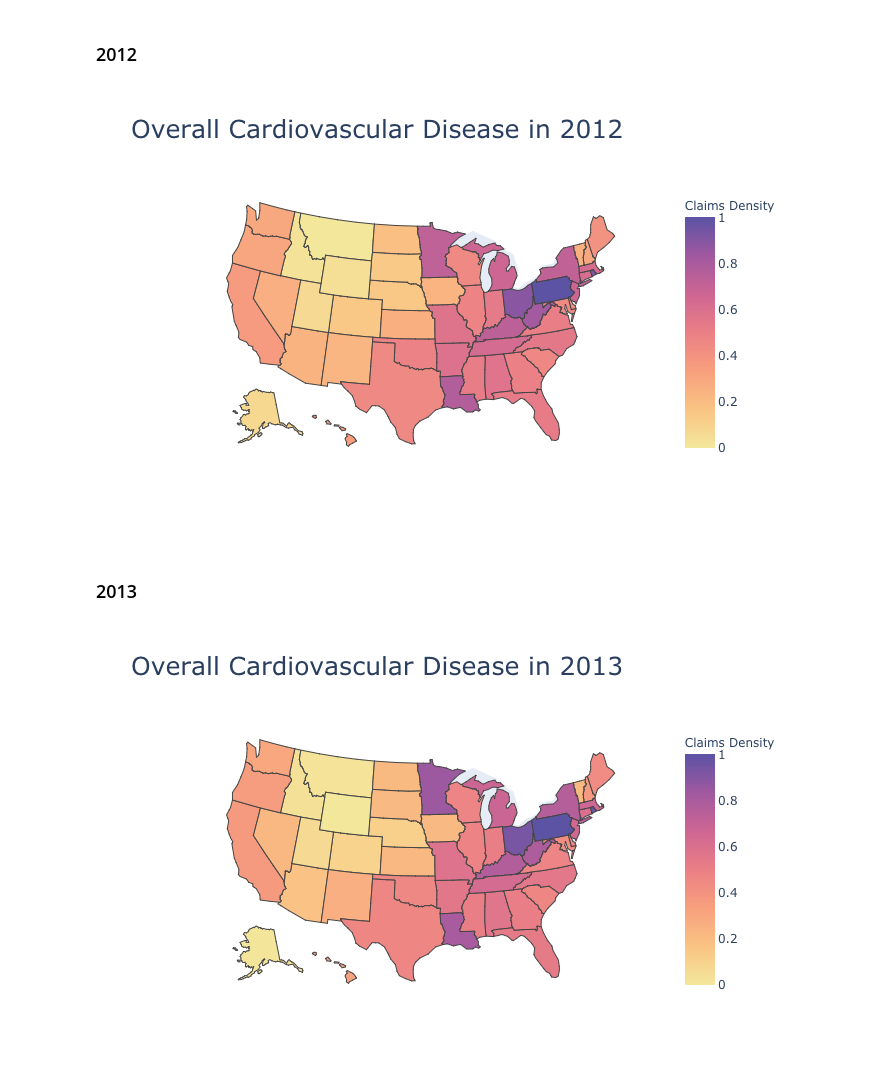
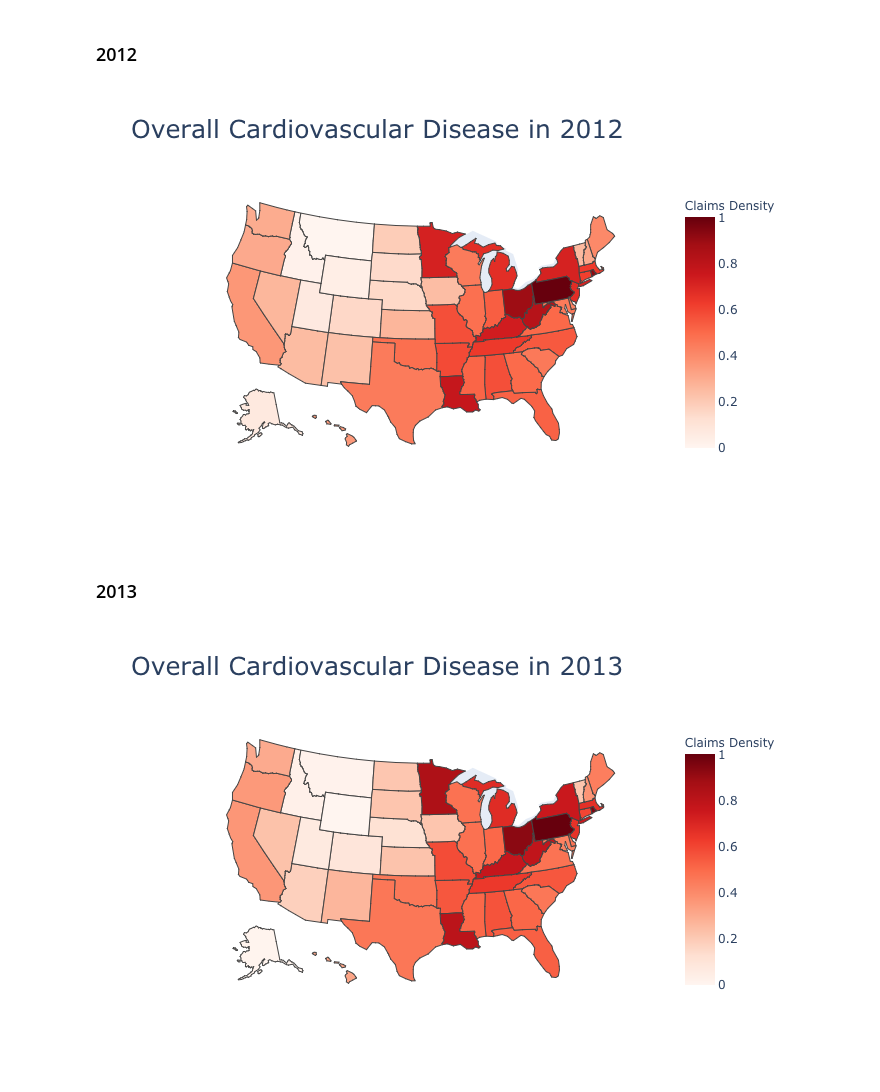
Before and after one commit to jsbernet/capstone_healthcare, a Jupyter notebook: Claims_map_cardiovascular_disease/Claims_maps_2004_2013.ipynb, the cells around one changed output. Saved outputs shown, nothing was run; the diff lists cells and outputs as text; code cells hidden in the pictures.

```diff
--- a/Claims_map_cardiovascular_disease/Claims_maps_2004_2013.ipynb
+++ b/Claims_map_cardiovascular_disease/Claims_maps_2004_2013.ipynb
@@ -458,7 +459,7 @@ state_2012[['Data_Value']] = scaler.fit_transform(state_2012[['Data_Value']])
 # %%
 # Define elements for Choropleth map
 data = dict(type = 'choropleth',
-            colorscale = 'sunset',
+            colorscale = 'Reds',
             locations = state_2012['LocationAbbr'],
             locationmode= 'USA-states',
             z=state_2012['Data_Value'],
@@ -475,7 +476,7 @@ map = go.Figure(data=data, layout = layout)
 map.show(renderer="png")
 map.write_image("2012_normalized.png", scale=3)
 # %% [output]
-[figure, old version]
+[figure, new version]
 # %% [markdown]
 ### 2013
 # %%
@@ -498,21 +499,21 @@ state_2013[['Data_Value']] = scaler.fit_transform(state_2013[['Data_Value']])
 # %%
 # Define elements for Choropleth map
 data = dict(type = 'choropleth',
-            colorscale = 'sunset',
+            colorscale = 'Reds',
             locations = state_2013['LocationAbbr'],
             locationmode= 'USA-states',
             z=state_2013['Data_Value'],
             colorbar = {'title': 'Claims Density'})
 
 # Define Layout and map
 layout = dict(title = 'Overall Cardiovascular Disease in 2013', titlefont=dict(size=25), width=1000,
     height=600, geo=dict(scope='usa', showlakes=False))
 
 map = go.Figure(data=data, layout = layout)
 
 # Plot Map
 #iplot(map,filename='plot_2013')
 map.show(renderer="png")
 map.write_image("2013_normalized.png", scale=3)
 # %% [output]
-[figure, old version]
+[figure, new version]
```
Also changed, not shown: parts of 10 cells of this notebook.
